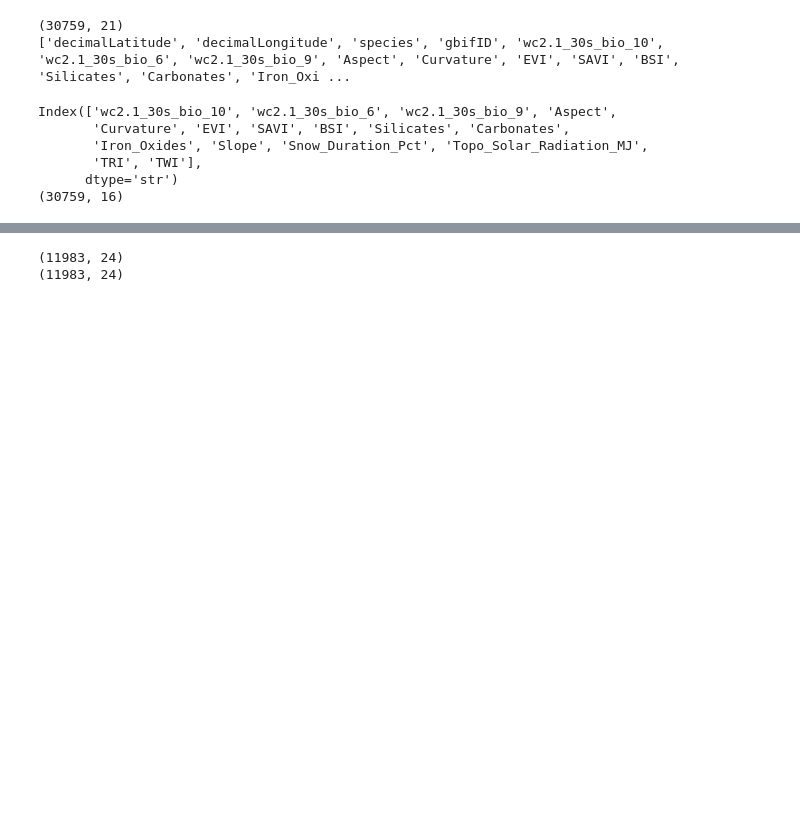
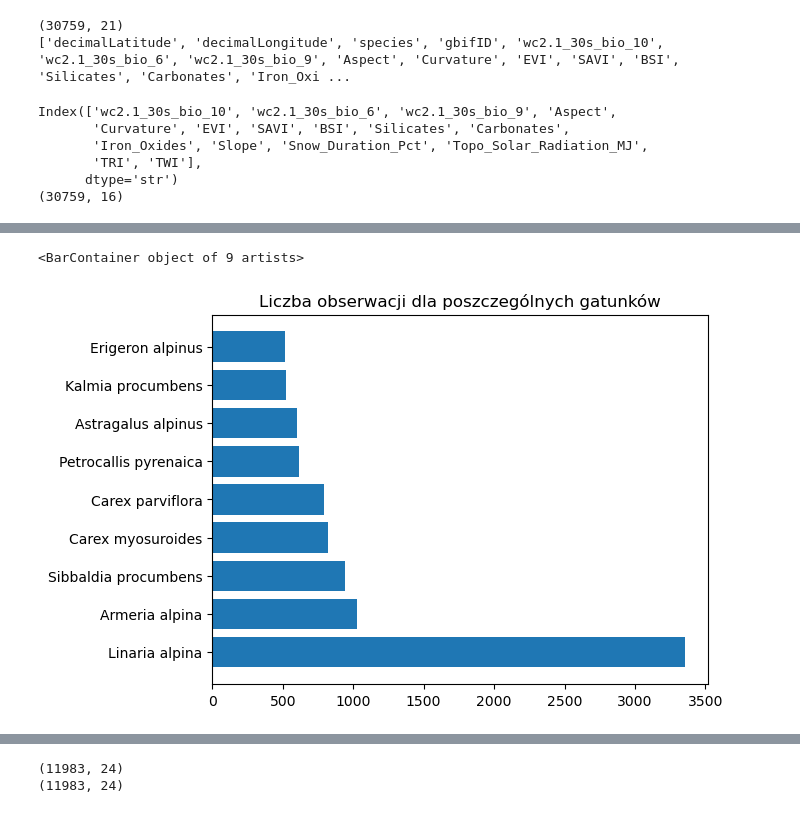
Before and after one commit to Kajsyr/Tatrzanskie-modelowanie, a Jupyter notebook: 02_Learning.ipynb, the cells around one changed output, grey strips where cells are left out. Drawn from its saved outputs; the diff is of its cells as text; code cells hidden in the pictures; blank space fills up the shorter version.

```diff
--- a/02_Learning.ipynb
+++ b/02_Learning.ipynb
@@ -67,0 +51,6 @@ print(species_all.shape)
+# %%
+plt.title("Liczba obserwacji dla poszczególnych gatunków")
+plt.barh(species_all["species"].value_counts().index, species_all["species"].value_counts().values)
+# %% [output]
+<BarContainer object of 9 artists>
+[figure, added]
```
Also changed, not shown: parts of 27 cells of this notebook.
